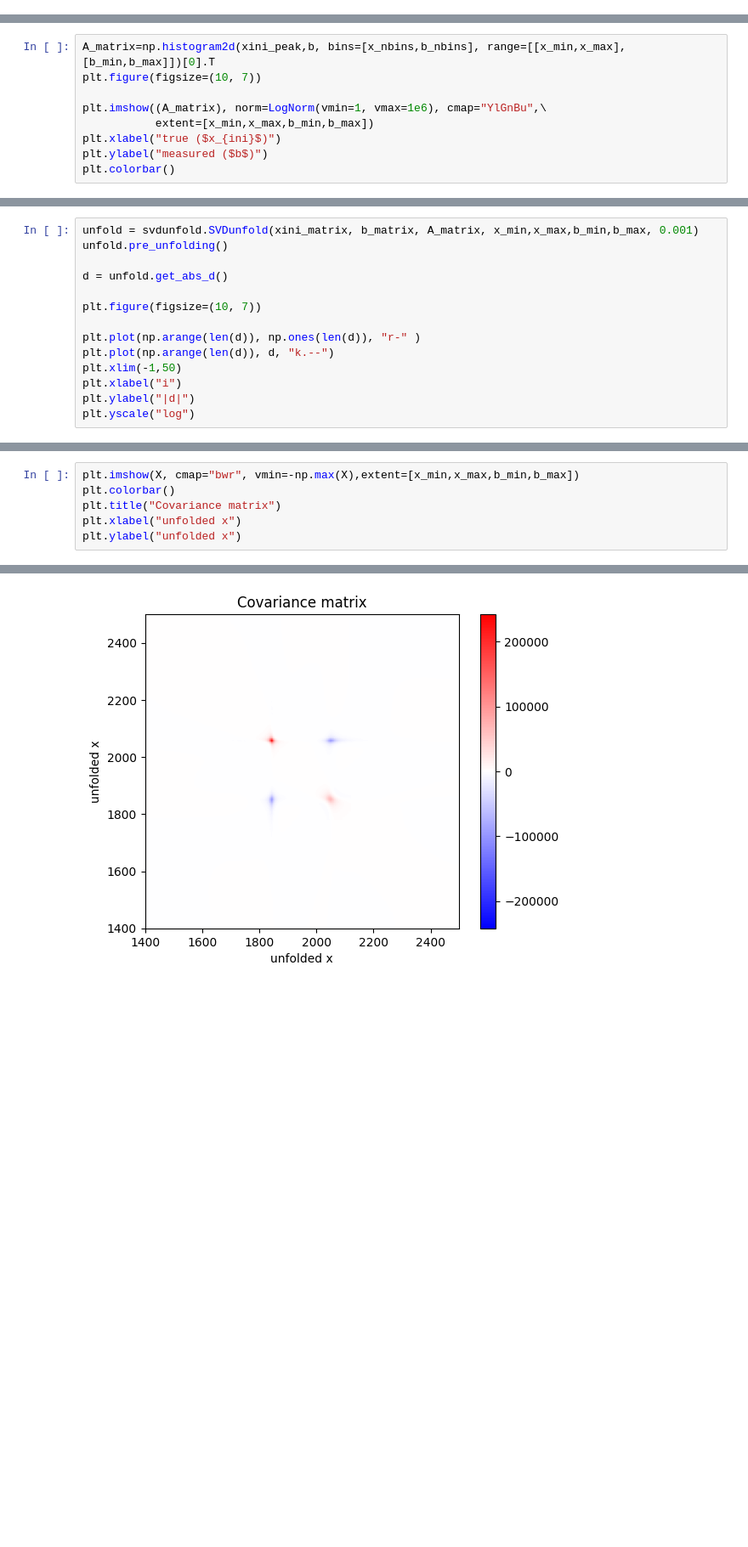
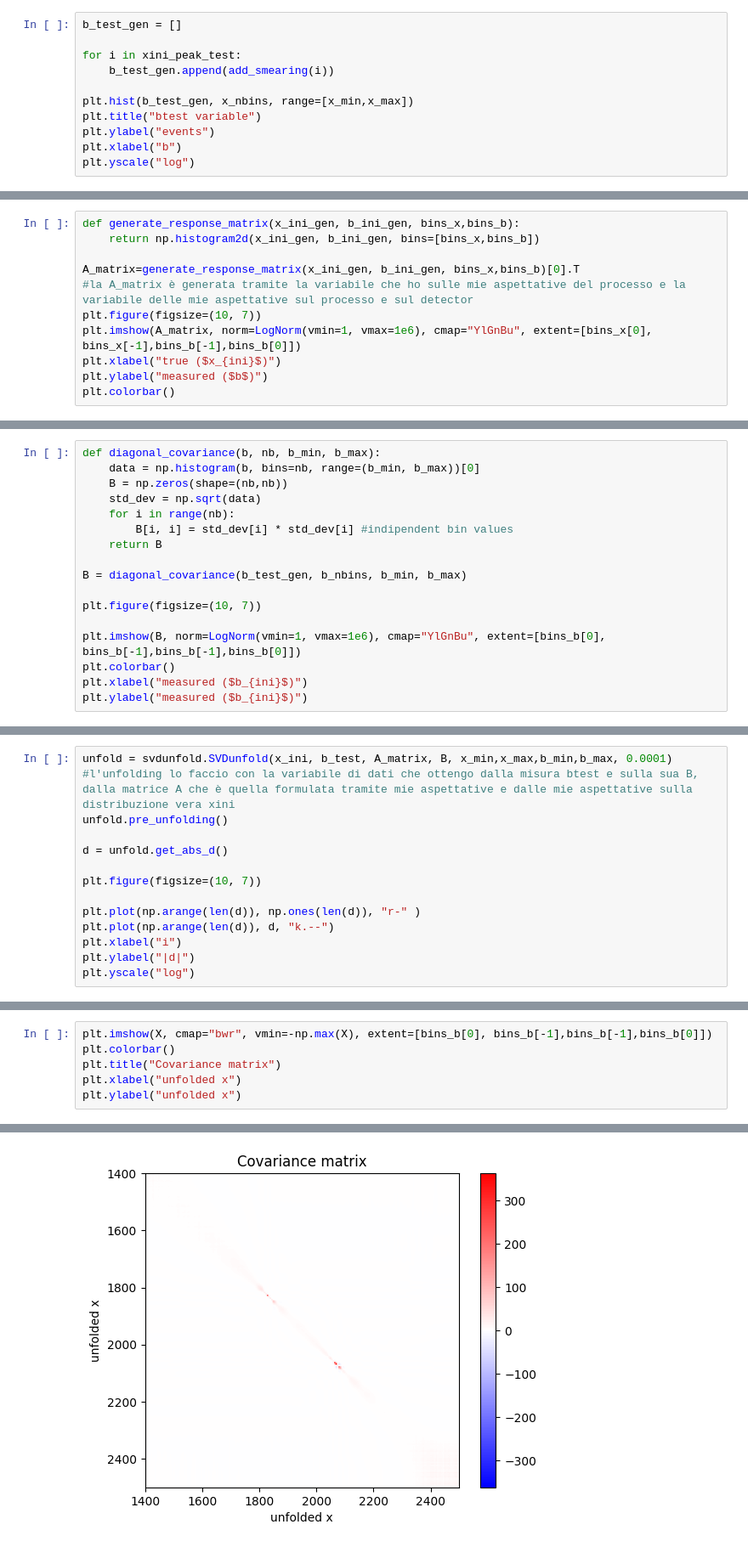
Before and after one commit to sgamba2/svdunfolding, a Jupyter notebook: example2.ipynb, the cells around one changed output, grey strips where cells are left out. Shown at 85% size. Cells and saved outputs as stored; diff of their text form; blank space fills up the shorter version.

```diff
--- a/example2.ipynb
+++ b/example2.ipynb
@@ -106,0 +87,11 @@ plt.show()
+# %%
+b_test_gen = []
+
+for i in xini_peak_test:
+    b_test_gen.append(add_smearing(i))
+
+plt.hist(b_test_gen, x_nbins, range=[x_min,x_max])
+plt.title("btest variable")
+plt.ylabel("events")
+plt.xlabel("b")
+plt.yscale("log")
@@ -107,9 +130,11 @@ plt.show()
 # %%
-A_matrix=np.histogram2d(xini_peak,b, bins=[x_nbins,b_nbins], range=[[x_min,x_max],[b_min,b_max]])[0].T
+def generate_response_matrix(x_ini_gen, b_ini_gen, bins_x,bins_b):
+    return np.histogram2d(x_ini_gen, b_ini_gen, bins=[bins_x,bins_b])
+
+A_matrix=generate_response_matrix(x_ini_gen, b_ini_gen, bins_x,bins_b)[0].T
+#la A_matrix è generata tramite la variabile che ho sulle mie aspettative del processo e la variabile delle mie aspettative sul processo e sul detector
 plt.figure(figsize=(10, 7))
-
-plt.imshow((A_matrix), norm=LogNorm(vmin=1, vmax=1e6), cmap="YlGnBu",\
-           extent=[x_min,x_max,b_min,b_max])
+plt.imshow(A_matrix, norm=LogNorm(vmin=1, vmax=1e6), cmap="YlGnBu", extent=[bins_x[0], bins_x[-1],bins_b[-1],bins_b[0]])
 plt.xlabel("true ($x_{ini}$)")
 plt.ylabel("measured ($b$)")
 plt.colorbar()
@@ -118,0 +144,17 @@ plt.colorbar()
+# %%
+def diagonal_covariance(b, nb, b_min, b_max):
+    data = np.histogram(b, bins=nb, range=(b_min, b_max))[0]
+    B = np.zeros(shape=(nb,nb))
+    std_dev = np.sqrt(data)
+    for i in range(nb):
+        B[i, i] = std_dev[i] * std_dev[i] #indipendent bin values
+    return B
+
+B = diagonal_covariance(b_test_gen, b_nbins, b_min, b_max)
+
+plt.figure(figsize=(10, 7))
+
+plt.imshow(B, norm=LogNorm(vmin=1, vmax=1e6), cmap="YlGnBu", extent=[bins_b[0], bins_b[-1],bins_b[-1],bins_b[0]])
+plt.colorbar()
+plt.xlabel("measured ($b_{ini}$)")
+plt.ylabel("measured ($b_{ini}$)")
@@ -119,5 +164,6 @@ plt.colorbar()
 # %%
-unfold = svdunfold.SVDunfold(xini_matrix, b_matrix, A_matrix, x_min,x_max,b_min,b_max, 0.001)
+unfold = svdunfold.SVDunfold(x_ini, b_test, A_matrix, B, x_min,x_max,b_min,b_max, 0.0001)
+#l'unfolding lo faccio con la variabile di dati che ottengo dalla misura btest e sulla sua B, dalla matrice A che è quella formulata tramite mie aspettative e dalle mie aspettative sulla distribuzione vera xini
 unfold.pre_unfolding()
 
 d = unfold.get_abs_d()
@@ -126,7 +172,6 @@ plt.figure(figsize=(10, 7))
 
 plt.plot(np.arange(len(d)), np.ones(len(d)), "r-" )
 plt.plot(np.arange(len(d)), d, "k.--")
-plt.xlim(-1,50)
 plt.xlabel("i")
 plt.ylabel("|d|")
 plt.yscale("log")
@@ -176,9 +208,9 @@ Text(0, 0.5, 'measured ($b$)')
 # %%
-plt.imshow(X, cmap="bwr", vmin=-np.max(X),extent=[x_min,x_max,b_min,b_max])
+plt.imshow(X, cmap="bwr", vmin=-np.max(X), extent=[bins_b[0], bins_b[-1],bins_b[-1],bins_b[0]])
 plt.colorbar()
 plt.title("Covariance matrix")
 plt.xlabel("unfolded x")
 plt.ylabel("unfolded x")
 # %% [output]
 Text(0, 0.5, 'unfolded x')
-[figure, old version]
+[figure, new version]
```
Also changed, not shown: parts of 15 cells of this notebook, 5 other files.
